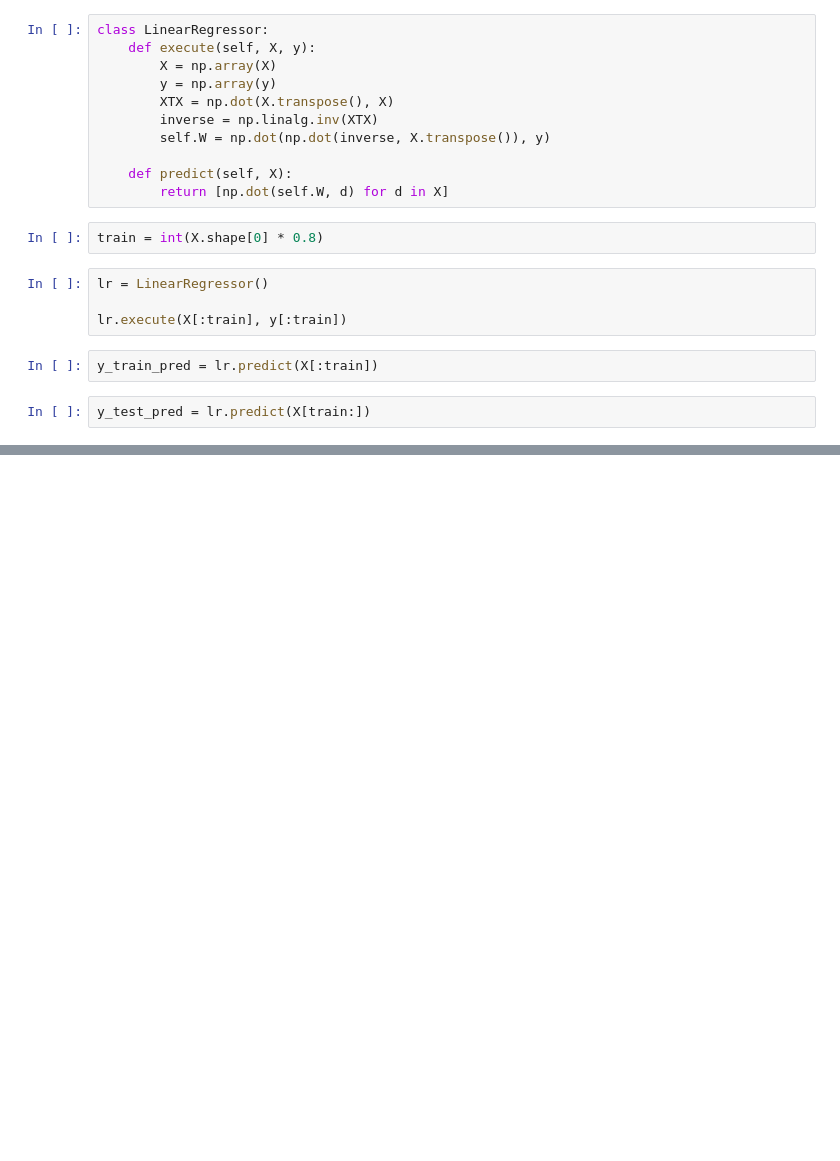
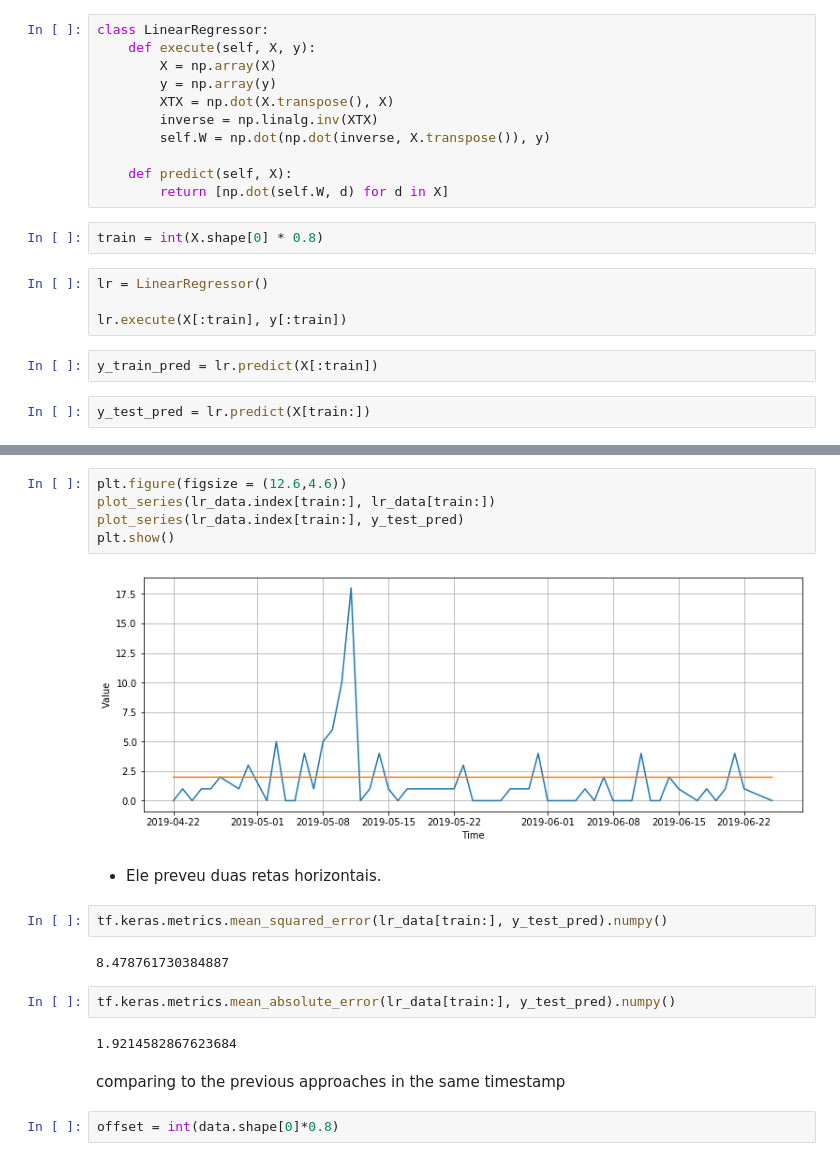
Before and after one commit to ItamarRocha/Machine-Learning-and-Data-Analysis, a Jupyter notebook: Armazem/exploring.ipynb, the cells around one changed output, grey strips where cells are left out. Cells and saved outputs as stored; diff of their text form; blank space fills up the shorter version.

Commit message:
comparing

```diff
--- a/Armazem/exploring.ipynb
+++ b/Armazem/exploring.ipynb
@@ -473,0 +484,21 @@ plt.show()
+# %%
+plt.figure(figsize = (12.6,4.6))
+plot_series(lr_data.index[train:], lr_data[train:])
+plot_series(lr_data.index[train:], y_test_pred)
+plt.show()
+# %% [output]
+[figure, added]
+# %% [markdown]
+* Ele preveu duas retas horizontais.
+# %%
+tf.keras.metrics.mean_squared_error(lr_data[train:], y_test_pred).numpy()
+# %% [output]
+8.478761730384887
+# %%
+tf.keras.metrics.mean_absolute_error(lr_data[train:], y_test_pred).numpy()
+# %% [output]
+1.9214582867623684
+# %% [markdown]
+comparing to the previous approaches in the same timestamp
+# %%
+offset = int(data.shape[0]*0.8)
```
Also changed, not shown: parts of 9 cells of this notebook.
